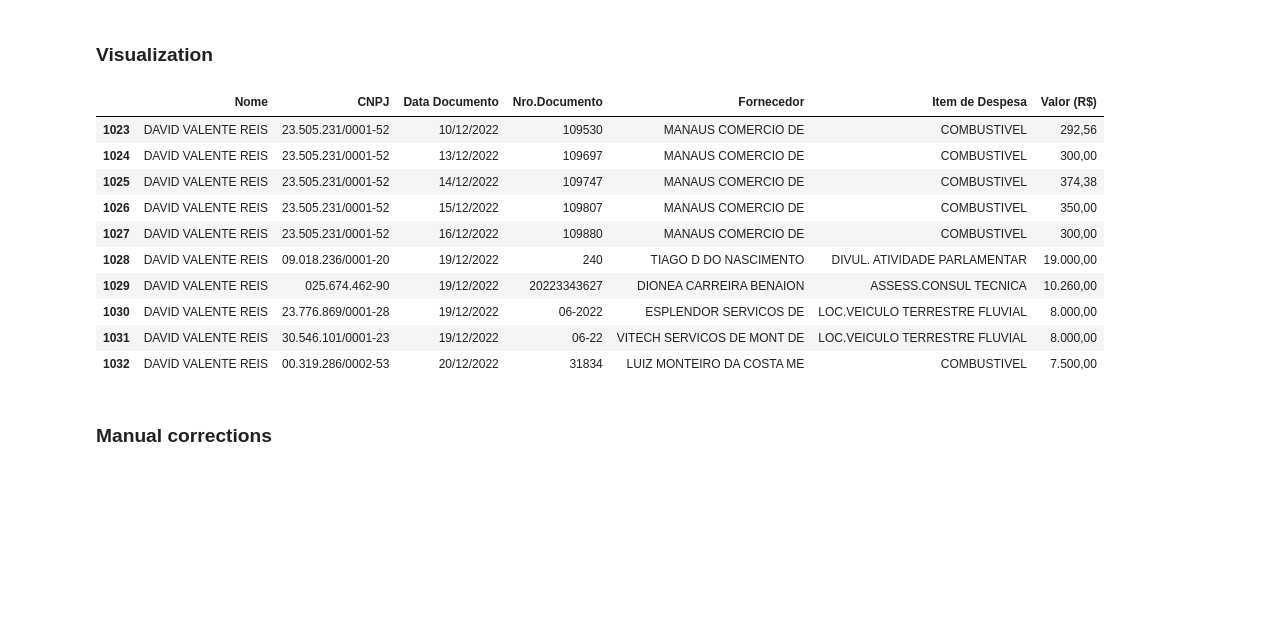
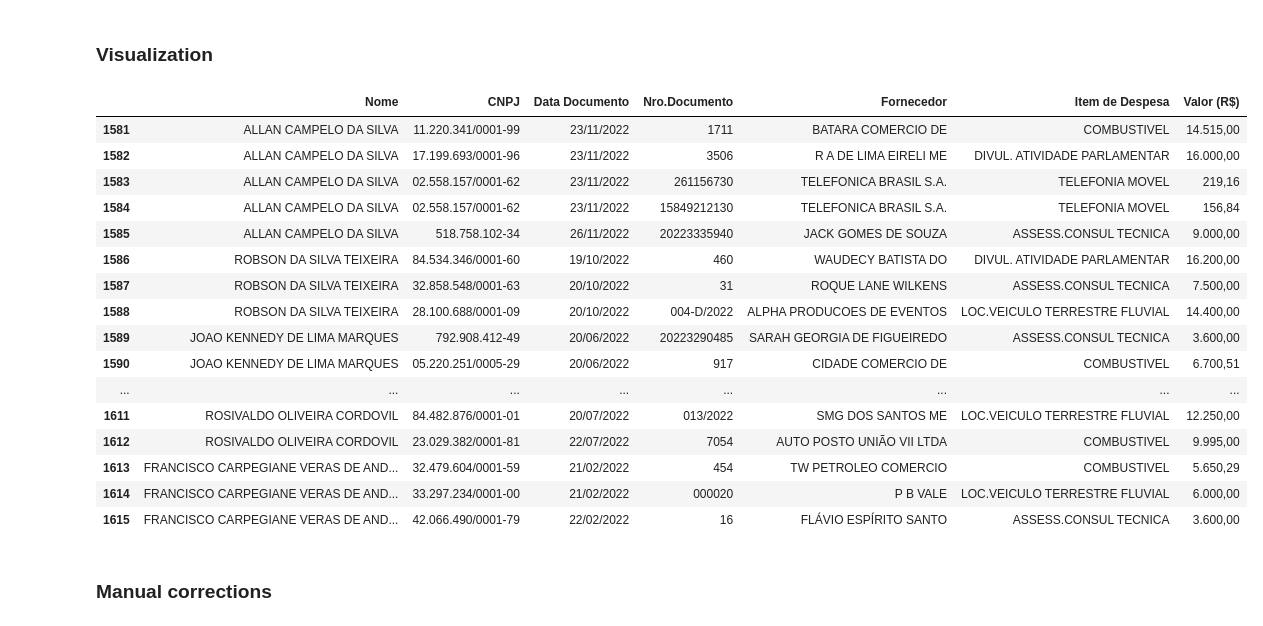
Before and after one commit to mcmaquine/politica-X9, a Jupyter notebook: dataframe_extractor.ipynb, the cells around one changed output. Cells and saved outputs as stored; diff of their text form; code cells hidden in the pictures; blank space fills up the shorter version.

```diff
--- a/dataframe_extractor.ipynb
+++ b/dataframe_extractor.ipynb
@@ -81,7 +115,7 @@ def check_last_row_total(df):
 # %% [markdown]
 ### Opens a pdf file from the list
 # %%
-index = 220
+index = 399
 #index 12 de 2021 tem pdf em branco, ceap 2022 done up to 156
 try:
     dfs = tabula.read_pdf( folder+'/'+file_names[index], pages='all', pandas_options={'dtype':'str'}) # entrega um Dataframe
@@ -194,23 +271,25 @@ dfs[0]
 ### Format DataFrame (Those whith 1 column between Data Documento and Nro.Documento)
 # %%
 pd.options.mode.copy_on_write = True
+lines_above =   5
 for i, df in enumerate(dfs):
     # stores congressman name
     names = get_name(index, 3)
     column_names = ['CNPJ', 'Data Documento', 'Nro.Documento', 'Fornecedor', 'Item de Despesa', 'Valor (R$)']
 
+    # Delete columns between Data Documento and Nro.Documento
+    df.drop( df.columns[2], axis=1, inplace=True )
+    # Delete everything above first data entry
+    df.drop( range(0,lines_above), inplace=True )
+    # Delete columns after Valor (R$)
+    df.drop( df.columns[6:], axis=1, inplace=True )
+    # Rename columns
+    df.columns = column_names
+
     # delete last line if it is Total line
     if check_last_row_total(df):
         df   =   df.head( -1 )
 
-    # Delete columns between Data Documento and Nro.Documento
-    df.drop( df.columns[2], axis=1, inplace=True )
-    # Delete everything above first data entry
-    df.drop( range(0,5), inplace=True )
-    # Delete columns after Valor (R$)
-    df.drop( df.columns[6:], axis=1, inplace=True )
-    # Rename columns
-    df.columns = column_names
     # Insert name
     df.insert(0, 'Nome', names )
 
@@ -232,8 +311,12 @@ for i, df in enumerate(dfs):
     df.drop( df.columns[2:4], axis=1, inplace=True )
     df.drop( df.columns[6:], axis=1, inplace=True )
     df.columns = column_names
+
+    # delete last line if it is Total line
+    if check_last_row_total(df):
+        df   =   df.head( -1 )
+
     df.insert(0, 'Nome', name)
-    df = df.head(-1)
 
     dfs[i] = df
 dfs[0]
@@ -244,7 +328,7 @@ dfs[0]
 # %% [markdown]
 ### Format DataFrame (those with all columns correct but with a number of lines to be deleted)
 # %%
-lines_above = 9
+lines_above = 8
 for i, df in enumerate(dfs):
     # stores congressman name
     names = get_name(index, 3)
@@ -287,19 +384,25 @@ MasterDF = backup.copy()
 ### Visualization
 # %%
 #Just visizualize Master DaytaFrame
-MasterDF.tail(10)
+MasterDF.tail(35)
 # %% [output]
 |  | Nome | CNPJ | Data Documento | Nro.Documento | Fornecedor | Item de Despesa | Valor (R$) |
-| 1023 | DAVID VALENTE REIS | 23.505.231/0001-52 | 10/12/2022 | 109530 | MANAUS COMERCIO DE | COMBUSTIVEL | 292,56 |
-| 1024 | DAVID VALENTE REIS | 23.505.231/0001-52 | 13/12/2022 | 109697 | MANAUS COMERCIO DE | COMBUSTIVEL | 300,00 |
-| 1025 | DAVID VALENTE REIS | 23.505.231/0001-52 | 14/12/2022 | 109747 | MANAUS COMERCIO DE | COMBUSTIVEL | 374,38 |
-| 1026 | DAVID VALENTE REIS | 23.505.231/0001-52 | 15/12/2022 | 109807 | MANAUS COMERCIO DE | COMBUSTIVEL | 350,00 |
-| 1027 | DAVID VALENTE REIS | 23.505.231/0001-52 | 16/12/2022 | 109880 | MANAUS COMERCIO DE | COMBUSTIVEL | 300,00 |
-| 1028 | DAVID VALENTE REIS | 09.018.236/0001-20 | 19/12/2022 | 240 | TIAGO D DO NASCIMENTO | DIVUL. ATIVIDADE PARLAMENTAR | 19.000,00 |
-| 1029 | DAVID VALENTE REIS | 025.674.462-90 | 19/12/2022 | 20223343627 | DIONEA CARREIRA BENAION | ASSESS.CONSUL TECNICA | 10.260,00 |
-| 1030 | DAVID VALENTE REIS | 23.776.869/0001-28 | 19/12/2022 | 06-2022 | ESPLENDOR SERVICOS DE | LOC.VEICULO TERRESTRE FLUVIAL | 8.000,00 |
-| 1031 | DAVID VALENTE REIS | 30.546.101/0001-23 | 19/12/2022 | 06-22 | VITECH SERVICOS DE MONT DE | LOC.VEICULO TERRESTRE FLUVIAL | 8.000,00 |
-| 1032 | DAVID VALENTE REIS | 00.319.286/0002-53 | 20/12/2022 | 31834 | LUIZ MONTEIRO DA COSTA ME | COMBUSTIVEL | 7.500,00 |
+| 1581 | ALLAN CAMPELO DA SILVA | 11.220.341/0001-99 | 23/11/2022 | 1711 | BATARA COMERCIO DE | COMBUSTIVEL | 14.515,00 |
+| 1582 | ALLAN CAMPELO DA SILVA | 17.199.693/0001-96 | 23/11/2022 | 3506 | R A DE LIMA EIRELI ME | DIVUL. ATIVIDADE PARLAMENTAR | 16.000,00 |
+| 1583 | ALLAN CAMPELO DA SILVA | 02.558.157/0001-62 | 23/11/2022 | 261156730 | TELEFONICA BRASIL S.A. | TELEFONIA MOVEL | 219,16 |
+| 1584 | ALLAN CAMPELO DA SILVA | 02.558.157/0001-62 | 23/11/2022 | 15849212130 | TELEFONICA BRASIL S.A. | TELEFONIA MOVEL | 156,84 |
+| 1585 | ALLAN CAMPELO DA SILVA | 518.758.102-34 | 26/11/2022 | 20223335940 | JACK GOMES DE SOUZA | ASSESS.CONSUL TECNICA | 9.000,00 |
+| 1586 | ROBSON DA SILVA TEIXEIRA | 84.534.346/0001-60 | 19/10/2022 | 460 | WAUDECY BATISTA DO | DIVUL. ATIVIDADE PARLAMENTAR | 16.200,00 |
+| 1587 | ROBSON DA SILVA TEIXEIRA | 32.858.548/0001-63 | 20/10/2022 | 31 | ROQUE LANE WILKENS | ASSESS.CONSUL TECNICA | 7.500,00 |
+| 1588 | ROBSON DA SILVA TEIXEIRA | 28.100.688/0001-09 | 20/10/2022 | 004-D/2022 | ALPHA PRODUCOES DE EVENTOS | LOC.VEICULO TERRESTRE FLUVIAL | 14.400,00 |
+| 1589 | JOAO KENNEDY DE LIMA MARQUES | 792.908.412-49 | 20/06/2022 | 20223290485 | SARAH GEORGIA DE FIGUEIREDO | ASSESS.CONSUL TECNICA | 3.600,00 |
+| 1590 | JOAO KENNEDY DE LIMA MARQUES | 05.220.251/0005-29 | 20/06/2022 | 917 | CIDADE COMERCIO DE | COMBUSTIVEL | 6.700,51 |
+| ... | ... | ... | ... | ... | ... | ... | ... |
+| 1611 | ROSIVALDO OLIVEIRA CORDOVIL | 84.482.876/0001-01 | 20/07/2022 | 013/2022 | SMG DOS SANTOS ME | LOC.VEICULO TERRESTRE FLUVIAL | 12.250,00 |
+| 1612 | ROSIVALDO OLIVEIRA CORDOVIL | 23.029.382/0001-81 | 22/07/2022 | 7054 | AUTO POSTO UNIÃO VII LTDA | COMBUSTIVEL | 9.995,00 |
+| 1613 | FRANCISCO CARPEGIANE VERAS DE AND... | 32.479.604/0001-59 | 21/02/2022 | 454 | TW PETROLEO COMERCIO | COMBUSTIVEL | 5.650,29 |
+| 1614 | FRANCISCO CARPEGIANE VERAS DE AND... | 33.297.234/0001-00 | 21/02/2022 | 000020 | P B VALE | LOC.VEICULO TERRESTRE FLUVIAL | 6.000,00 |
+| 1615 | FRANCISCO CARPEGIANE VERAS DE AND... | 42.066.490/0001-79 | 22/02/2022 | 16 | FLÁVIO ESPÍRITO SANTO | ASSESS.CONSUL TECNICA | 3.600,00 |
 # %% [markdown]
 ### Manual corrections
 # %%
```
Also changed, not shown: parts of 11 cells of this notebook, 1 other file.
